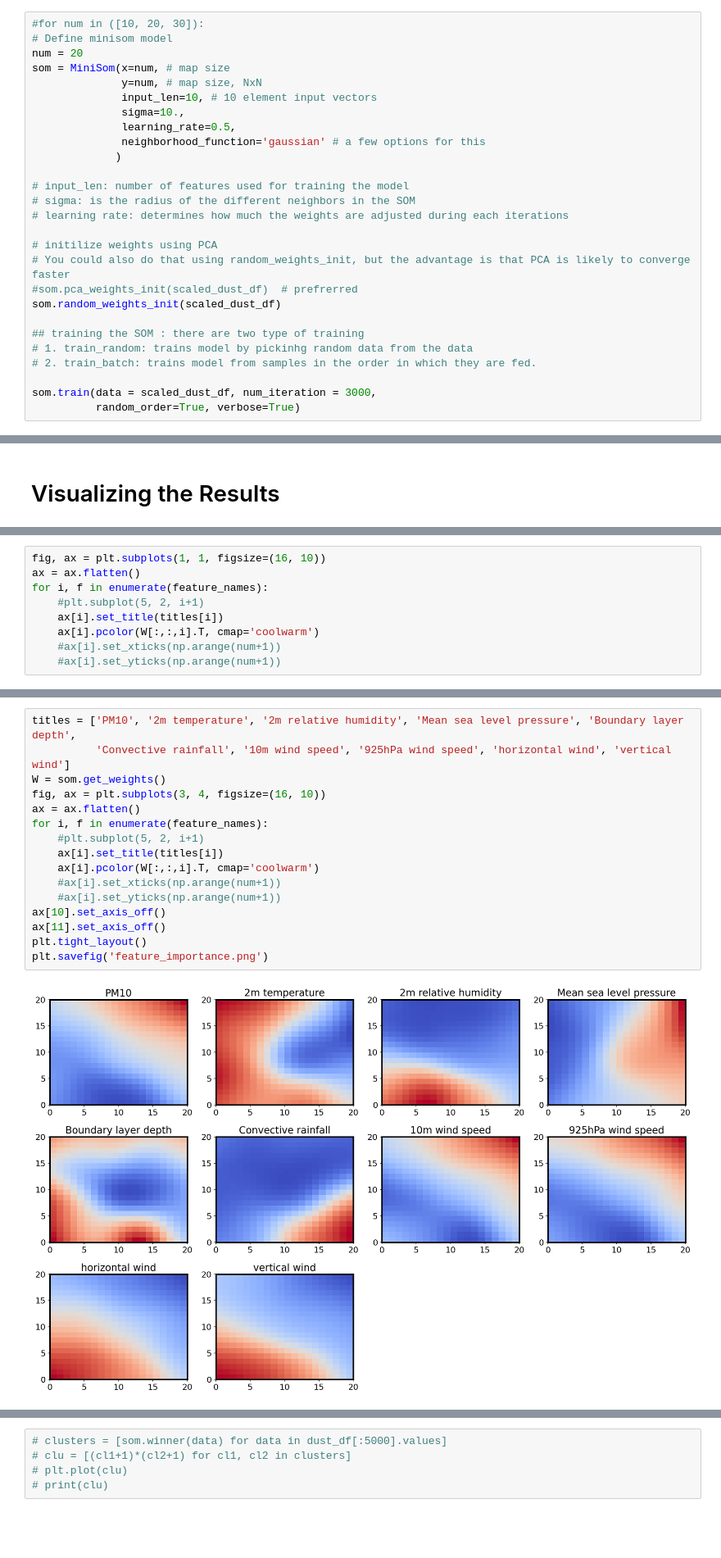
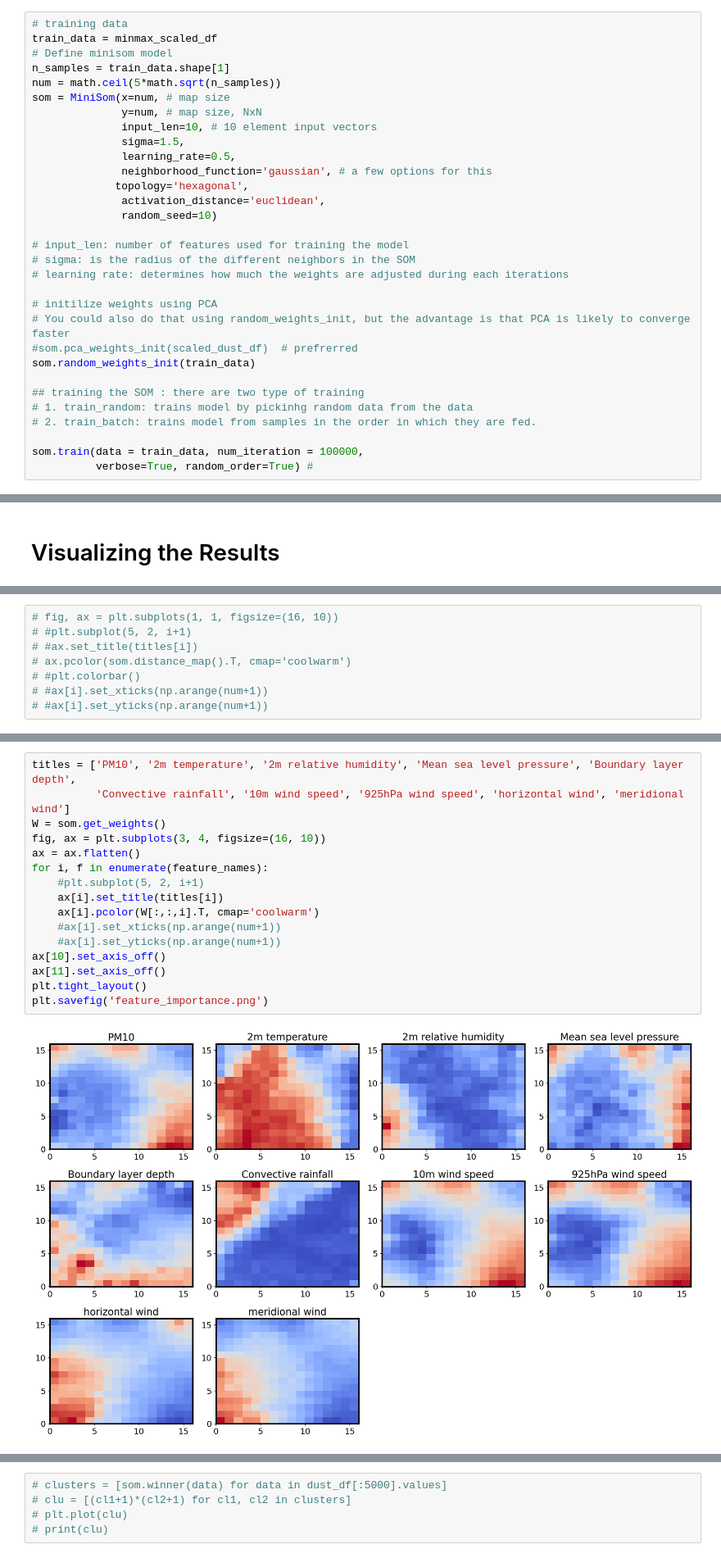
Before and after one commit to projectpythia-mystmd/dust-cookbook, a Jupyter notebook: initial_code.ipynb, the cells around one changed output, grey strips where cells are left out. Shown at 82% size. Drawn from its saved outputs; the diff is of its cells as text; blank space fills up the shorter version.

```diff
--- a/initial_code.ipynb
+++ b/initial_code.ipynb
@@ -74,14 +100,18 @@ scaled_dust_df = sc.transform(dust_df)
 # %%
-#for num in ([10, 20, 30]):
+# training data
+train_data = minmax_scaled_df
 # Define minisom model
-num = 20
+n_samples = train_data.shape[1]
+num = math.ceil(5*math.sqrt(n_samples))
 som = MiniSom(x=num, # map size
               y=num, # map size, NxN
               input_len=10, # 10 element input vectors
-              sigma=10.,
+              sigma=1.5,
               learning_rate=0.5,
-              neighborhood_function='gaussian' # a few options for this
-             )
+              neighborhood_function='gaussian', # a few options for this
+             topology='hexagonal',
+              activation_distance='euclidean',
+              random_seed=10)
 
 # input_len: number of features used for training the model
 # sigma: is the radius of the different neighbors in the SOM
@@ -90,12 +120,12 @@ som = MiniSom(x=num, # map size
 # initilize weights using PCA
 # You could also do that using random_weights_init, but the advantage is that PCA is likely to converge faster
 #som.pca_weights_init(scaled_dust_df)  # prefrerred
-som.random_weights_init(scaled_dust_df)
+som.random_weights_init(train_data)
 
 ## training the SOM : there are two type of training
 # 1. train_random: trains model by pickinhg random data from the data
 # 2. train_batch: trains model from samples in the order in which they are fed.
 
-som.train(data = scaled_dust_df, num_iteration = 3000,
-          random_order=True, verbose=True)
+som.train(data = train_data, num_iteration = 100000,
+          verbose=True, random_order=True) #
 # %% [output]
@@ -106,9 +222,8 @@ som.train(data = scaled_dust_df, num_iteration = 3000,
 # %%
-fig, ax = plt.subplots(1, 1, figsize=(16, 10))
-ax = ax.flatten()
-for i, f in enumerate(feature_names):
-    #plt.subplot(5, 2, i+1)
-    ax[i].set_title(titles[i])
-    ax[i].pcolor(W[:,:,i].T, cmap='coolwarm')
-    #ax[i].set_xticks(np.arange(num+1))
-    #ax[i].set_yticks(np.arange(num+1))
+# fig, ax = plt.subplots(1, 1, figsize=(16, 10))
+# #plt.subplot(5, 2, i+1)
+# #ax.set_title(titles[i])
+# ax.pcolor(som.distance_map().T, cmap='coolwarm')
+# #plt.colorbar()
+# #ax[i].set_xticks(np.arange(num+1))
+# #ax[i].set_yticks(np.arange(num+1))
@@ -122,18 +230,18 @@ colorbar()
 # %%
 titles = ['PM10', '2m temperature', '2m relative humidity', 'Mean sea level pressure', 'Boundary layer depth',
-          'Convective rainfall', '10m wind speed', '925hPa wind speed', 'horizontal wind', 'vertical wind']
+          'Convective rainfall', '10m wind speed', '925hPa wind speed', 'horizontal wind', 'meridional wind']
 W = som.get_weights()
 fig, ax = plt.subplots(3, 4, figsize=(16, 10))
 ax = ax.flatten()
 for i, f in enumerate(feature_names):
     #plt.subplot(5, 2, i+1)
     ax[i].set_title(titles[i])
     ax[i].pcolor(W[:,:,i].T, cmap='coolwarm')
     #ax[i].set_xticks(np.arange(num+1))
     #ax[i].set_yticks(np.arange(num+1))
 ax[10].set_axis_off()
 ax[11].set_axis_off()
 plt.tight_layout()
 plt.savefig('feature_importance.png')
 # %% [output]
-[figure, old version]
+[figure, new version]
```
Also changed, not shown: parts of 15 cells of this notebook.
